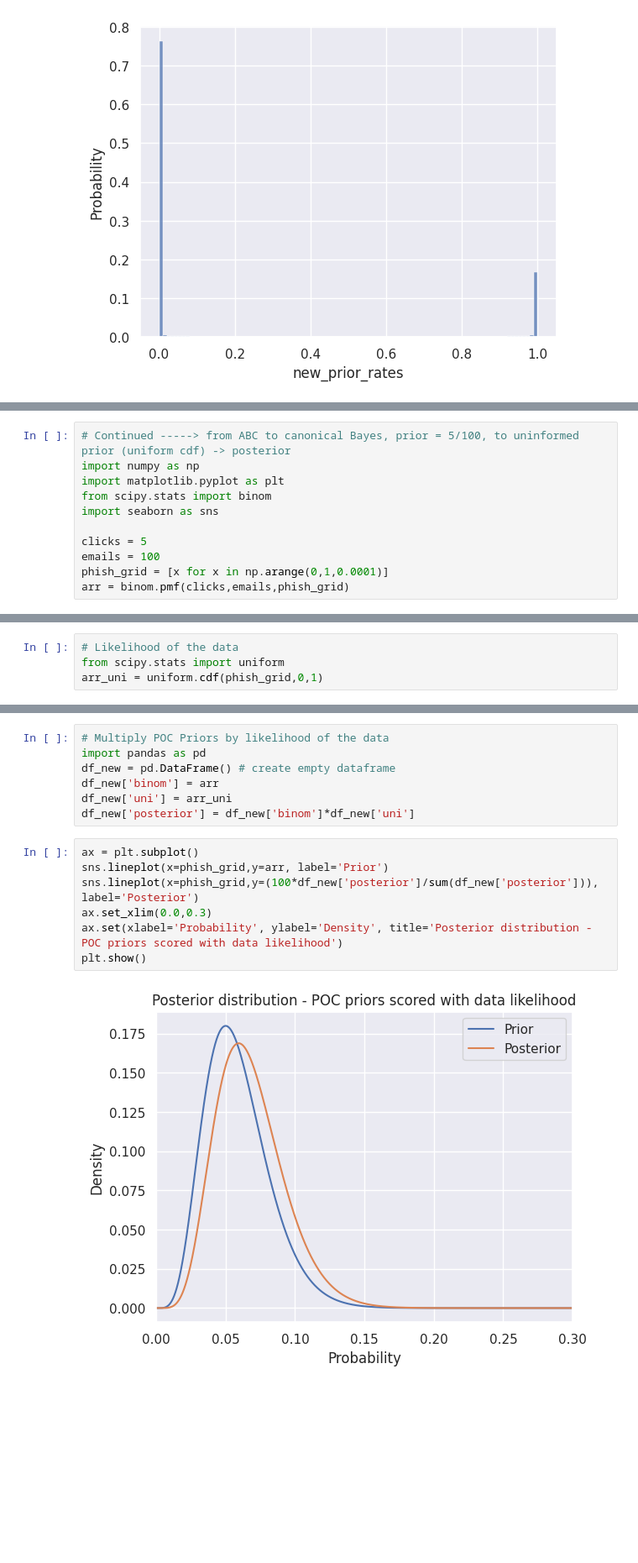
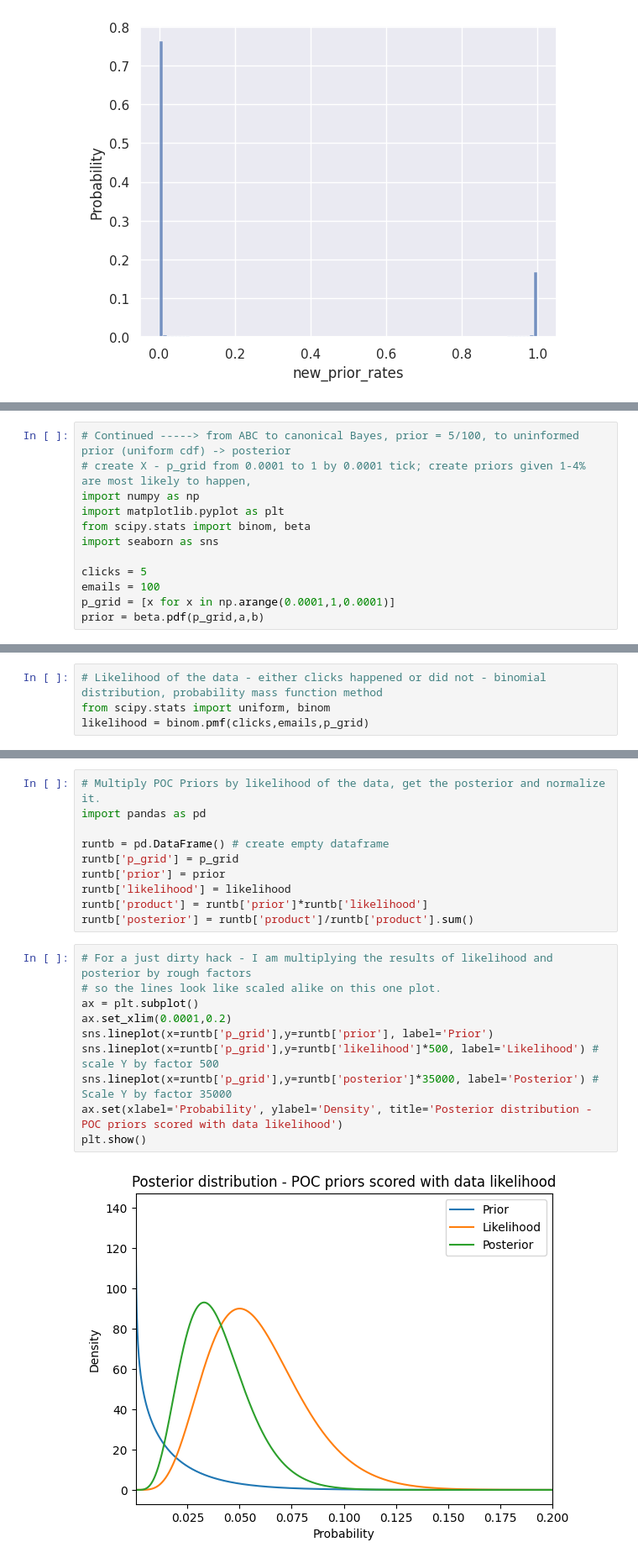
Before and after one commit to dominikmi/python-exercises, a Jupyter notebook: cybersecbayes/ABC.ipynb, the cells around one changed output, grey strips where cells are left out. Shown: that part at 84% size. Drawn from its saved outputs; the diff is of its cells as text; blank space fills up the shorter version.

```diff
--- a/cybersecbayes/ABC.ipynb
+++ b/cybersecbayes/ABC.ipynb
@@ -178,12 +206,13 @@ sns.histplot(df['new_prior_rates'], bins=100, stat='probability')
 # %%
 # Continued -----> from ABC to canonical Bayes, prior = 5/100, to uninformed prior (uniform cdf) -> posterior
+# create X - p_grid from 0.0001 to 1 by 0.0001 tick; create priors given 1-4% are most likely to happen,
 import numpy as np
 import matplotlib.pyplot as plt
-from scipy.stats import binom
+from scipy.stats import binom, beta
 import seaborn as sns
 
 clicks = 5
 emails = 100
-phish_grid = [x for x in np.arange(0,1,0.0001)]
-arr = binom.pmf(clicks,emails,phish_grid)
+p_grid = [x for x in np.arange(0.0001,1,0.0001)]
+prior = beta.pdf(p_grid,a,b)
 # %%
@@ -196,4 +226,4 @@ plt.show()
 # %%
-# Likelihood of the data
-from scipy.stats import uniform
-arr_uni = uniform.cdf(phish_grid,0,1)
+# Likelihood of the data - either clicks happened or did not - binomial distribution, probability mass function method
+from scipy.stats import uniform, binom
+likelihood = binom.pmf(clicks,emails,p_grid)
@@ -200,18 +237,24 @@ arr_uni = uniform.cdf(phish_grid,0,1)
 # %%
-# Multiply POC Priors by likelihood of the data
+# Multiply POC Priors by likelihood of the data, get the posterior and normalize it.
 import pandas as pd
-df_new = pd.DataFrame() # create empty dataframe
-df_new['binom'] = arr
-df_new['uni'] = arr_uni
-df_new['posterior'] = df_new['binom']*df_new['uni']
+
+runtb = pd.DataFrame() # create empty dataframe
+runtb['p_grid'] = p_grid
+runtb['prior'] = prior
+runtb['likelihood'] = likelihood
+runtb['product'] = runtb['prior']*runtb['likelihood']
+runtb['posterior'] = runtb['product']/runtb['product'].sum()
 # %%
+# For a just dirty hack - I am multiplying the results of likelihood and posterior by rough factors
+# so the lines look like scaled alike on this one plot.
 ax = plt.subplot()
-sns.lineplot(x=phish_grid,y=arr, label='Prior')
-sns.lineplot(x=phish_grid,y=(100*df_new['posterior']/sum(df_new['posterior'])), label='Posterior')
-ax.set_xlim(0.0,0.3)
+ax.set_xlim(0.0001,0.2)
+sns.lineplot(x=runtb['p_grid'],y=runtb['prior'], label='Prior')
+sns.lineplot(x=runtb['p_grid'],y=runtb['likelihood']*500, label='Likelihood') # scale Y by factor 500
+sns.lineplot(x=runtb['p_grid'],y=runtb['posterior']*35000, label='Posterior') # Scale Y by factor 35000
 ax.set(xlabel='Probability', ylabel='Density', title='Posterior distribution - POC priors scored with data likelihood')
 plt.show()
 # %% [output]
-[figure, old version]
+[figure, new version]
 # %%
 # This way we can verify our initial priors taken from POC (that 5 out of 100 phishing emails gets clicked)
```
Also changed, not shown: parts of 4 cells of this notebook.
